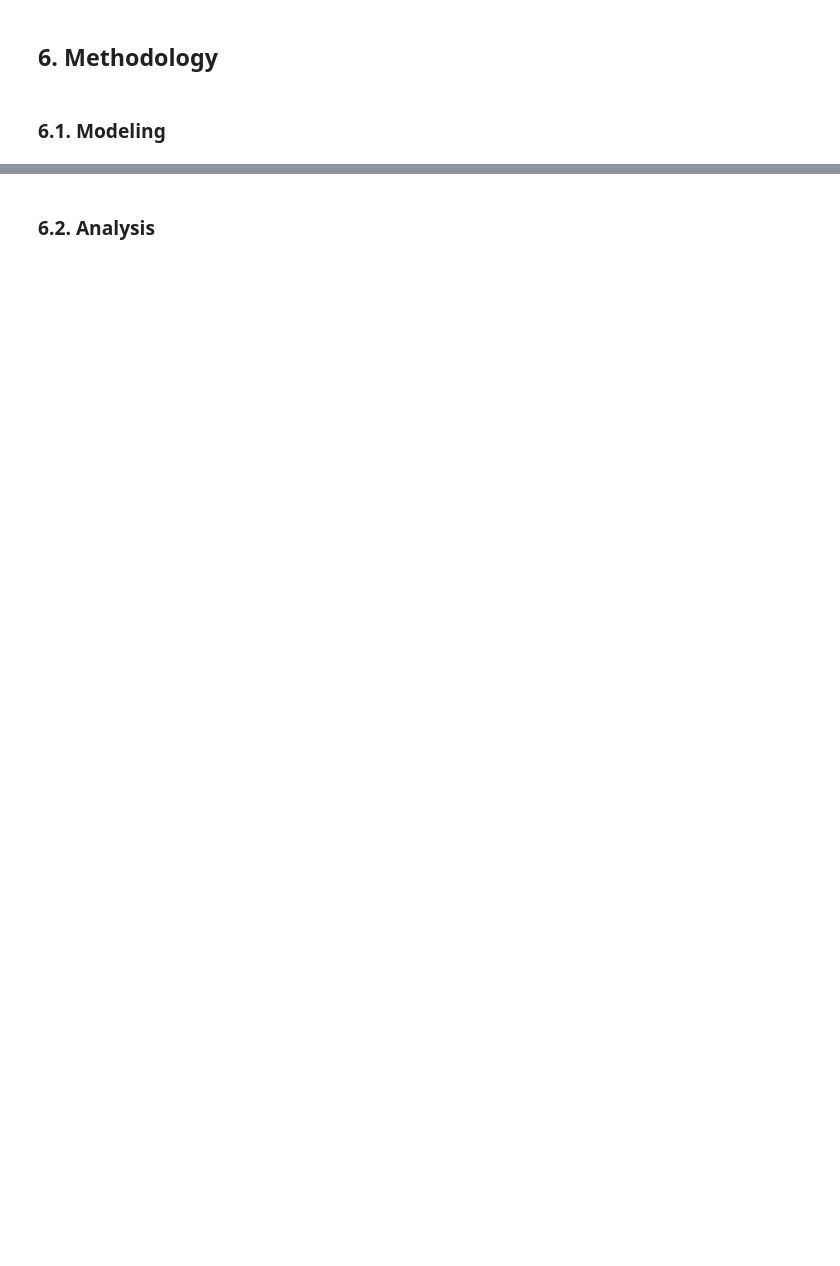
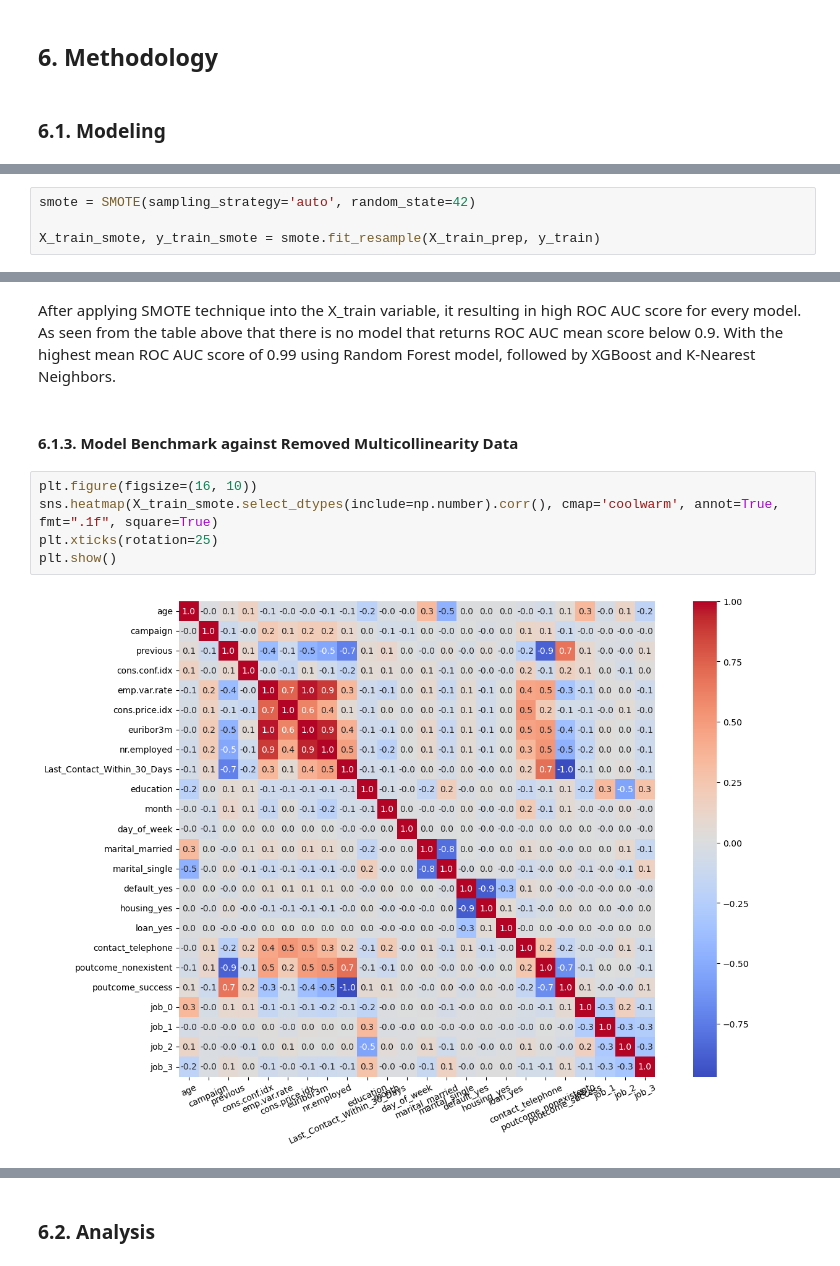
Before and after one commit to seanka/Python-BankTelemarketing-MachineLearning, a Jupyter notebook: Notebook/Notebook.ipynb, the cells around one changed output, grey strips where cells are left out. Drawn from its saved outputs; the diff is of its cells as text; blank space fills up the shorter version.

```diff
--- a/Notebook/Notebook.ipynb
+++ b/Notebook/Notebook.ipynb
@@ -748,0 +855,4 @@ LogisticRegression(), XGBClassifier(), RandomForestClassifier()
+# %%
+smote = SMOTE(sampling_strategy='auto', random_state=42)
+
+X_train_smote, y_train_smote = smote.fit_resample(X_train_prep, y_train)
@@ -748,0 +883,11 @@ LogisticRegression(), XGBClassifier(), RandomForestClassifier()
+# %% [markdown]
+After applying SMOTE technique into the X_train variable, it resulting in high ROC AUC score for every model. As seen from the table above that there is no model that returns ROC AUC mean score below 0.9. With the highest mean ROC AUC score of 0.99 using Random Forest model, followed by XGBoost and K-Nearest Neighbors.
+# %% [markdown]
+#### **6.1.3. Model Benchmark against Removed Multicollinearity Data**
+# %%
+plt.figure(figsize=(16, 10))
+sns.heatmap(X_train_smote.select_dtypes(include=np.number).corr(), cmap='coolwarm', annot=True, fmt=".1f", square=True)
+plt.xticks(rotation=25)
+plt.show()
+# %% [output]
+[figure, added]
```
Also changed, not shown: parts of 90 cells of this notebook.
